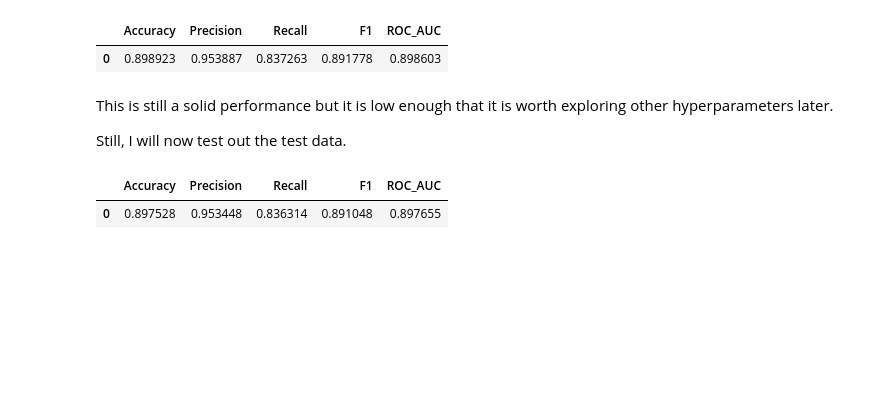
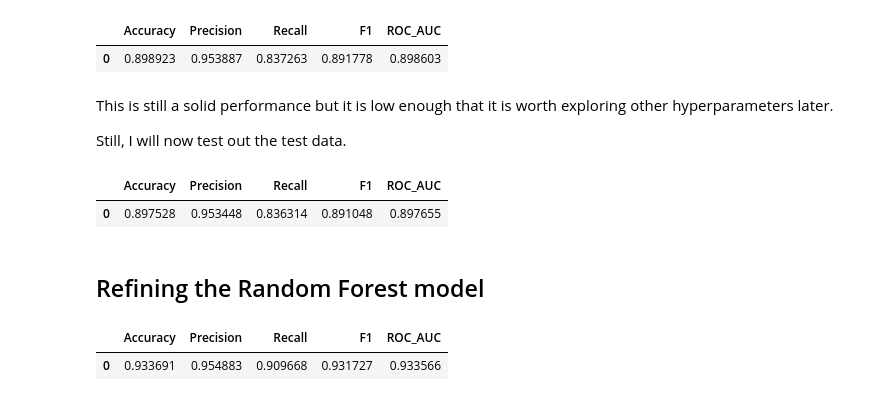
Before and after one commit to the-ethical-ai/Loan_default, a Jupyter notebook: loan_default_notebook.ipynb, the cells around one changed output. Drawn from its saved outputs; the diff is of its cells as text; code cells hidden in the pictures; blank space fills up the shorter version.

Commit message:
currently tuning hyperparameters for xgboost model + tested random forest model

```diff
--- a/loan_default_notebook.ipynb
+++ b/loan_default_notebook.ipynb
@@ -552,3 +552,36 @@ final_model_test_metrics_table
 # %% [output]
 |  | Accuracy | Precision | Recall | F1 | ROC_AUC |
 | 0 | 0.897528 | 0.953448 | 0.836314 | 0.891048 | 0.897655 |
+# %% [markdown]
+## Refining the Random Forest model
+# %%
+ran_for_model = RandomForestClassifier(
+    n_estimators=100,
+    max_depth=None,
+    min_samples_leaf=1,
+    min_samples_split=2,
+    random_state=8413
+)
+
+ran_for_model.fit(X_train, y_train)
+
+y_val_pred = ran_for_model.predict(X_val)
+val_acc = accuracy_score(y_val, y_val_pred)
+val_prec = precision_score(y_val, y_val_pred)
+val_rec = recall_score(y_val, y_val_pred)
+val_f1 = f1_score(y_val, y_val_pred)
+val_roc_auc = roc_auc_score(y_val, y_val_pred)
+
+
+ran_for_model_val_metrics_table = pd.DataFrame({
+    'Accuracy': [val_acc],
+    'Precision': [val_prec],
+    'Recall': [val_rec],
+    'F1': [val_f1],
+    'ROC_AUC': [val_roc_auc]
+})
+
+ran_for_model_val_metrics_table
+# %% [output]
+|  | Accuracy | Precision | Recall | F1 | ROC_AUC |
+| 0 | 0.933691 | 0.954883 | 0.909668 | 0.931727 | 0.933566 |
```
Also changed, not shown: parts of 11 cells of this notebook.
